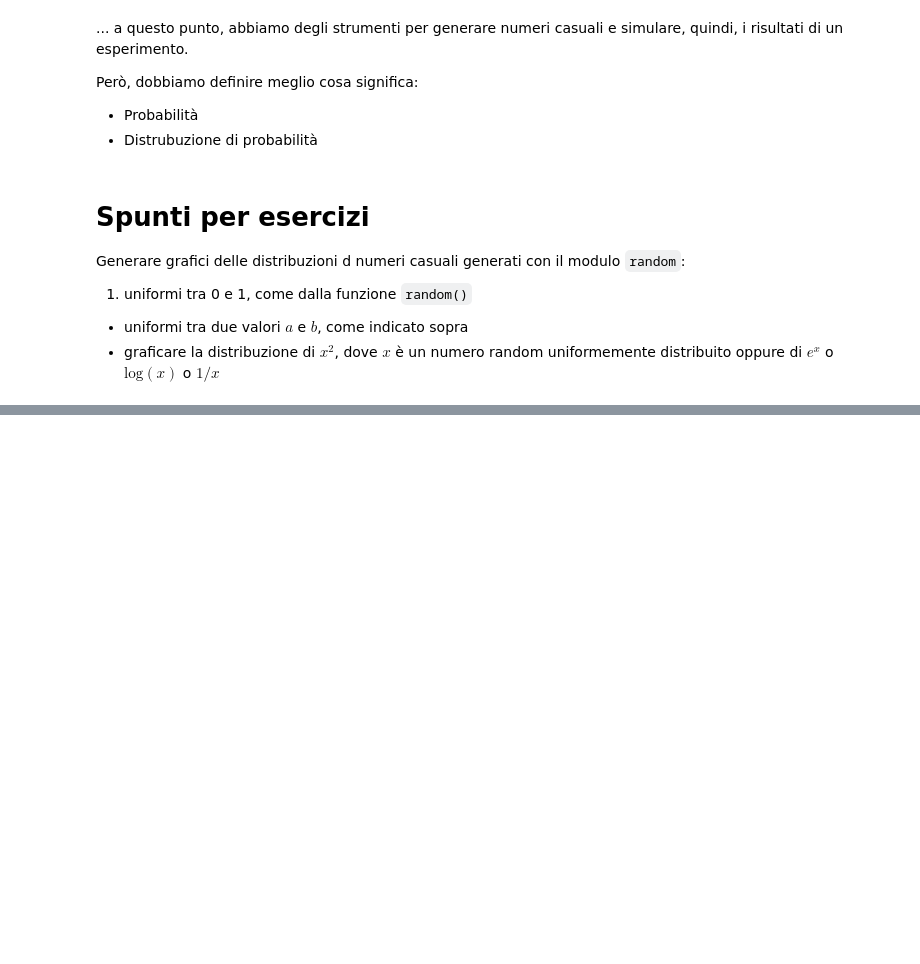
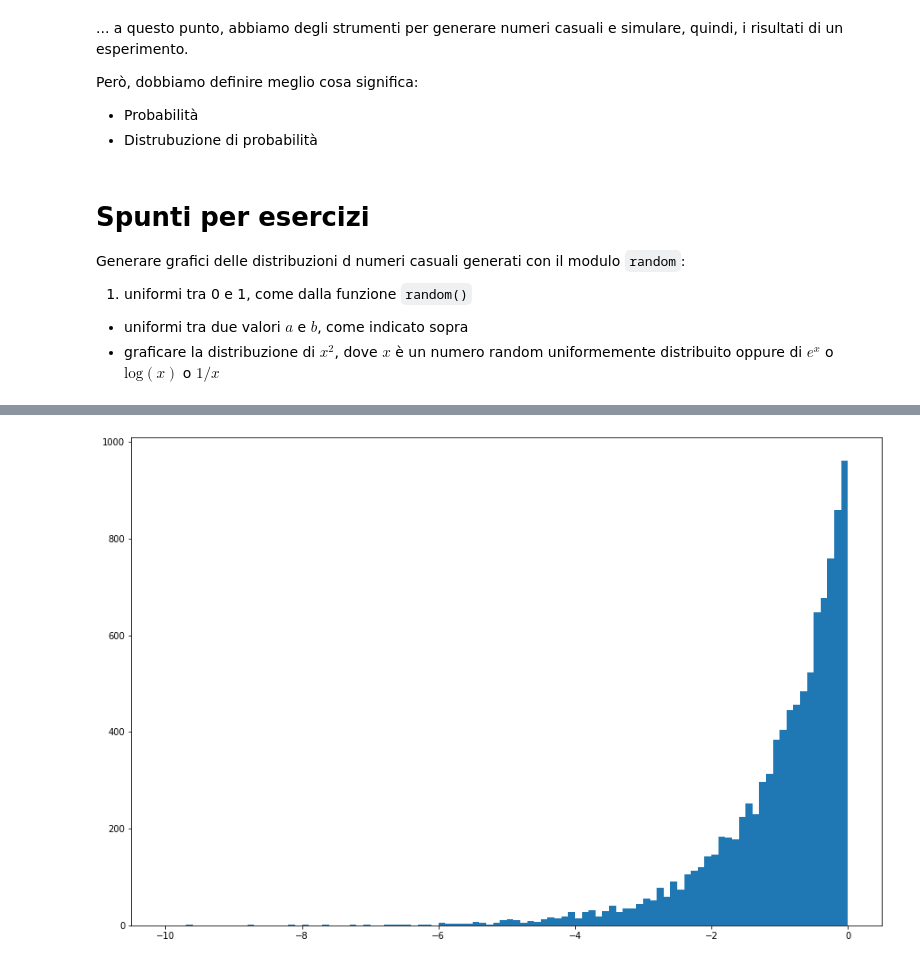
Before and after one commit to lucalista/analisi-dati-2022, a Jupyter notebook: 01.03.00__Generatori_di_numeri_pseudocasuali_in_python.ipynb, the cells around one changed output, grey strips where cells are left out. Cells and saved outputs as stored; diff of their text form; code cells hidden in the pictures; blank space fills up the shorter version.

```diff
--- a/01.03.00__Generatori_di_numeri_pseudocasuali_in_python.ipynb
+++ b/01.03.00__Generatori_di_numeri_pseudocasuali_in_python.ipynb
@@ -89,0 +117,7 @@
+# %%
+nbins = 100
+fig, ax = plt.subplots(figsize=(15, 10))
+n, bins, patches = ax.hist(np.log(x), nbins, range=(-10,0))
+plt.show()
+# %% [output]
+[figure, added]
```
Also changed, not shown: parts of 9 cells of this notebook, 1 other file.
